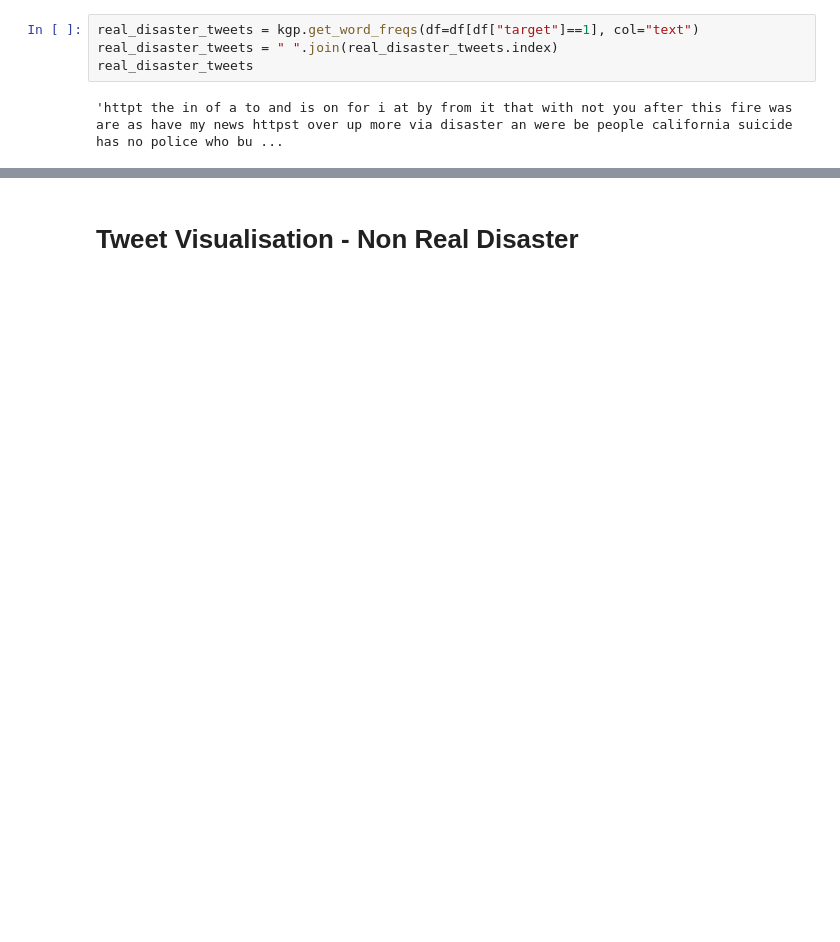
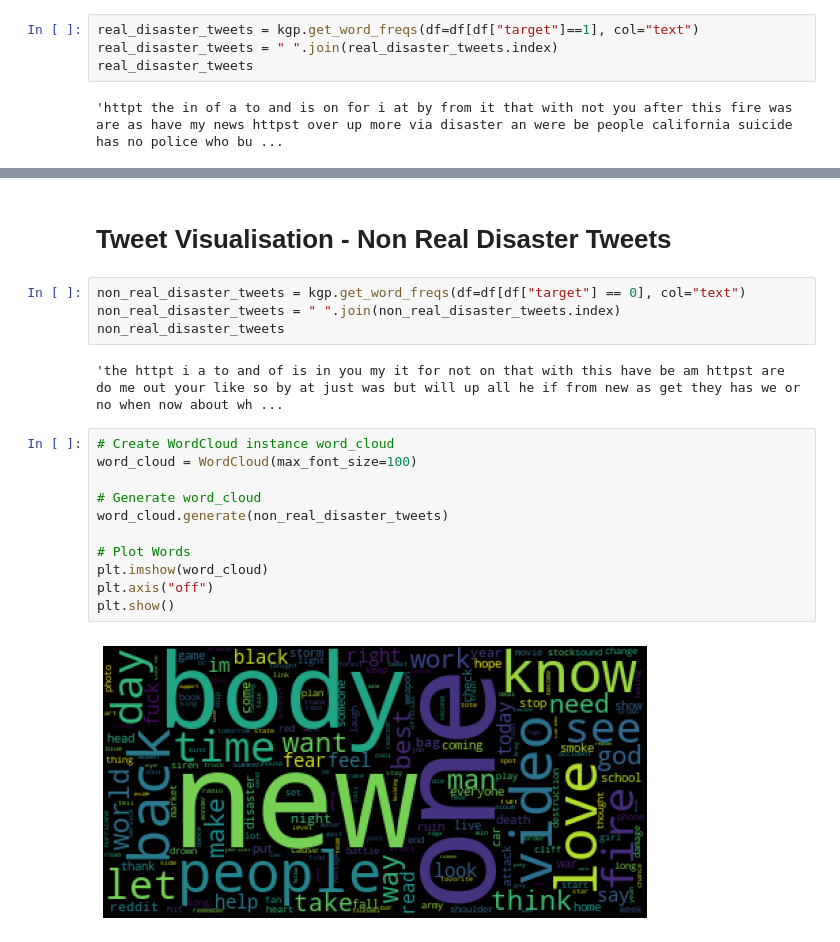
Before and after one commit to data-analytics-professionals/tweet-classification, a Jupyter notebook: tweets.ipynb, the cells around one changed output, grey strips where cells are left out. Drawn from its saved outputs; the diff is of its cells as text; blank space fills up the shorter version.

Commit message:
Added Tweet Visualisation - Non Real Disaster Tweets

```diff
--- a/tweets.ipynb
+++ b/tweets.ipynb
@@ -371,4 +374,23 @@ plt.show()
 # %% [output]
 [figure]
 # %% [markdown]
-# Tweet Visualisation - Non Real Disaster
+# Tweet Visualisation - Non Real Disaster Tweets
+# %%
+non_real_disaster_tweets = kgp.get_word_freqs(df=df[df["target"] == 0], col="text")
+non_real_disaster_tweets = " ".join(non_real_disaster_tweets.index)
+non_real_disaster_tweets
+# %% [output]
+'the httpt i a to and of is in you my it for not on that with this have be am httpst are do me out your like so by at just was but will up all he if from new as get they has we or no when now about wh ...
+# %%
+# Create WordCloud instance word_cloud
+word_cloud = WordCloud(max_font_size=100)
+
+# Generate word_cloud
+word_cloud.generate(non_real_disaster_tweets)
+
+# Plot Words
+plt.imshow(word_cloud)
+plt.axis("off")
+plt.show()
+# %% [output]
+[figure, added]
```
Also changed, not shown: parts of 2 cells of this notebook.
